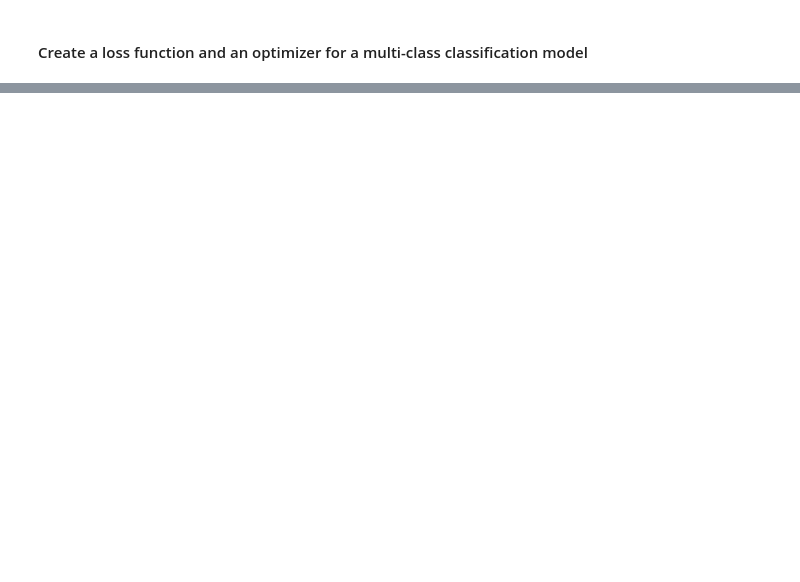
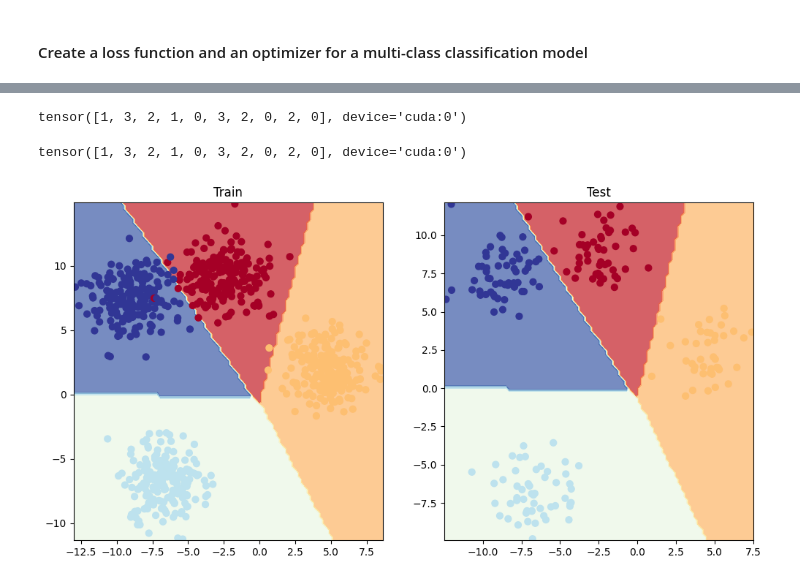
Before and after one commit to MuhammedUmerNazir/pytorch_code_snippets, a Jupyter notebook: 02_torch_neural_network_classification.ipynb, the cells around one changed output, grey strips where cells are left out. Cells and saved outputs as stored; diff of their text form; code cells hidden in the pictures; blank space fills up the shorter version.

Commit message:
02_torch_nn notebook completed but yet to be practiced

```diff
--- a/02_torch_neural_network_classification.ipynb
+++ b/02_torch_neural_network_classification.ipynb
@@ -1138,0 +1140,5 @@ optimizer = torch.optim.SGD(params=model_4.parameters(),
+# %%
+model_4.eval()
+with torch.inference_mode():
+    y_logits = model_4(X_blob_test.to(device))
+y_logits[:10]
@@ -1138,0 +1275,8 @@ optimizer = torch.optim.SGD(params=model_4.parameters(),
+# %%
+# Make Predictions
+model_4.eval()
+with torch.inference_mode():
+    y_logits = model_4(X_blob_test)
+
+# View the first 10 predictions
+y_logits[:10]
@@ -1138,0 +1294,5 @@ optimizer = torch.optim.SGD(params=model_4.parameters(),
+# %%
+# Go from logits to Prediction Probabilities to Prediction Labels
+
+y_pred_probs = torch.softmax(y_logits, dim=1)
+y_pred_probs[:10]
@@ -1138,0 +1310,22 @@ optimizer = torch.optim.SGD(params=model_4.parameters(),
+# %%
+y_blob_test[:10]
+# %% [output]
+tensor([1, 3, 2, 1, 0, 3, 2, 0, 2, 0], device='cuda:0')
+# %%
+# Go from pred probs to pred label
+# y_preds = y_pred_probs.argmax()
+y_preds = torch.argmax(y_pred_probs, dim=1)
+y_preds[:10]
+# %% [output]
+tensor([1, 3, 2, 1, 0, 3, 2, 0, 2, 0], device='cuda:0')
+# %%
+# Lets get visual now
+plt.figure(figsize=(12, 6))
+plt.subplot(1, 2, 1)
+plt.title("Train")
+plot_decision_boundary(model_4, X_blob_train, y_blob_train)
+plt.subplot(1, 2, 2)
+plt.title("Test")
+plot_decision_boundary(model_4, X_blob_test, y_preds)
+# %% [output]
+[figure, added]
```
Also changed, not shown: parts of 36 cells of this notebook.
